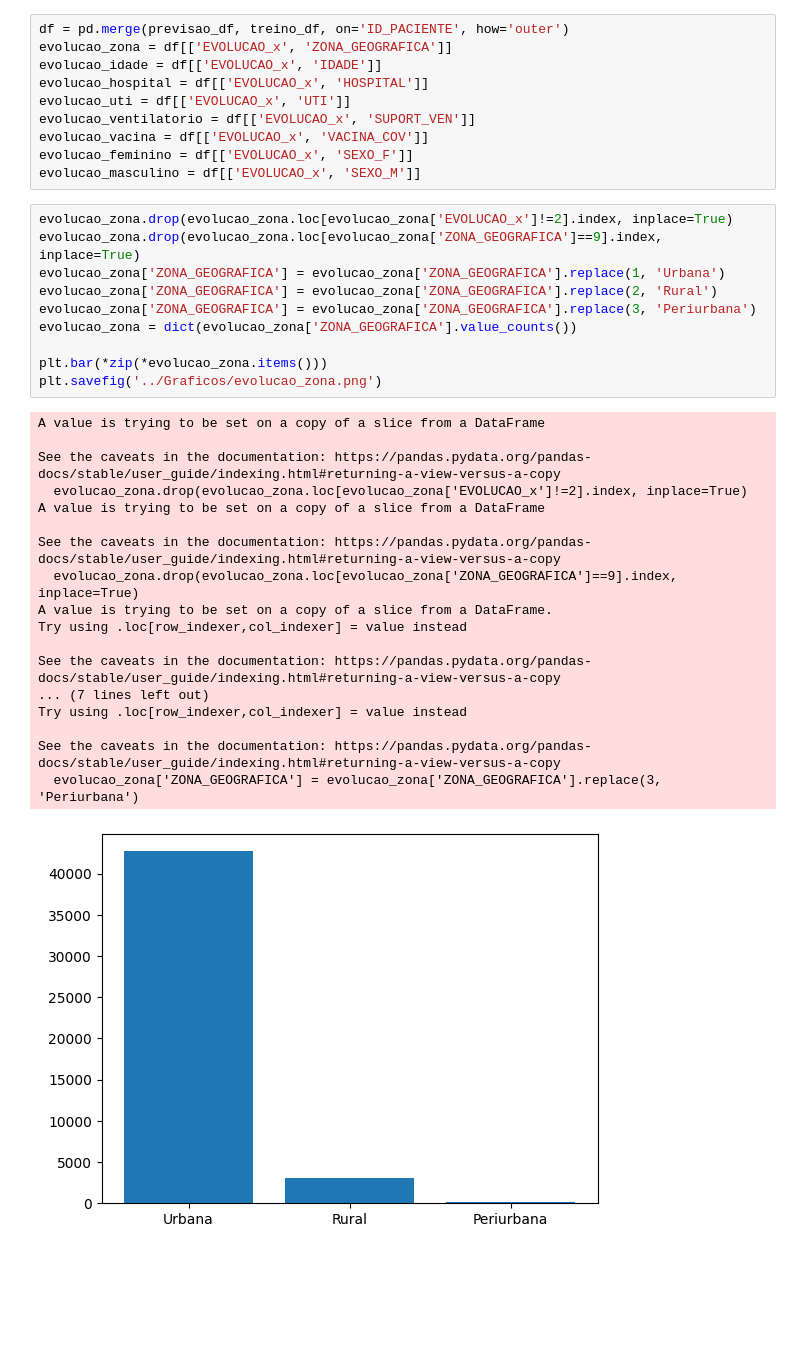
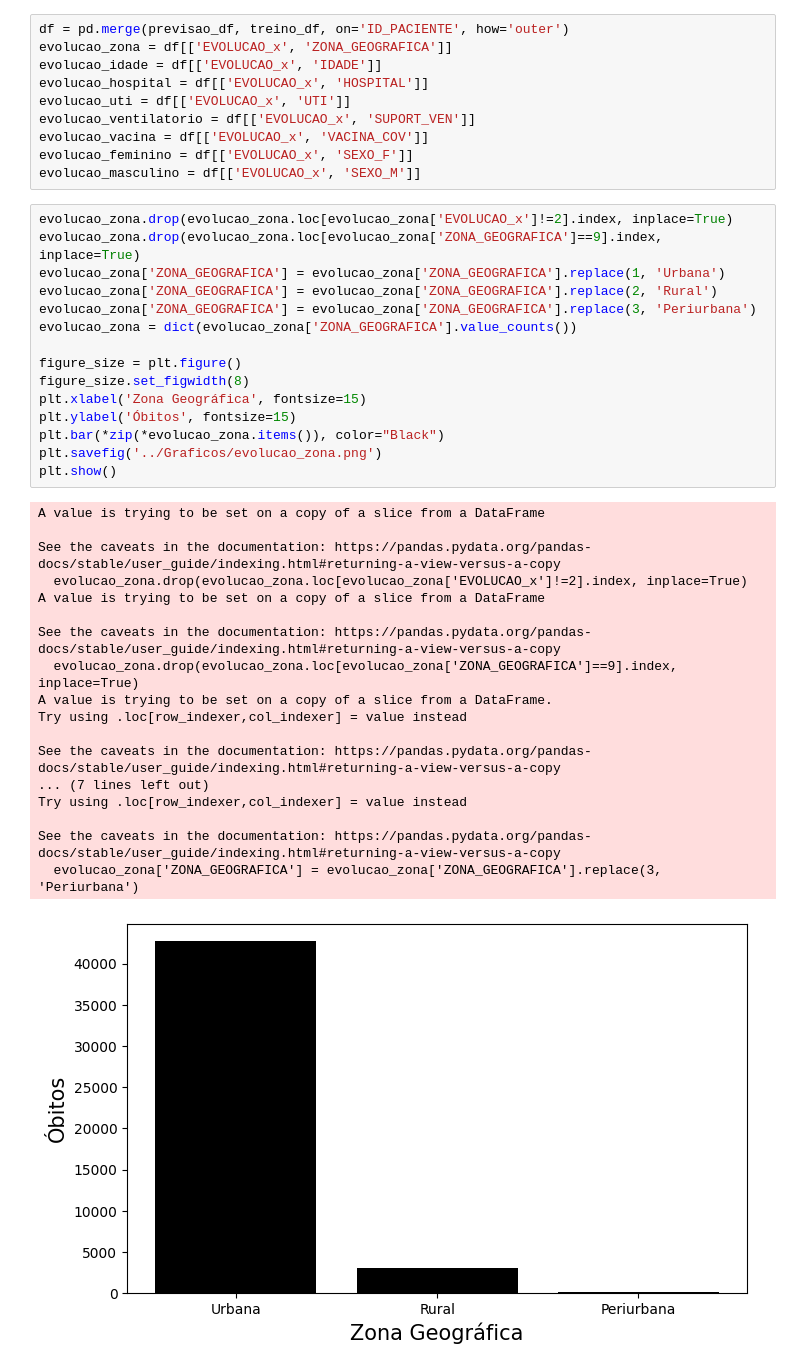
Before and after one commit to Josney2Pelotas/COVInfo, a Jupyter notebook: Código/TCC_Graficos.ipynb, the cells around one changed output. Drawn from its saved outputs; the diff is of its cells as text; blank space fills up the shorter version.

```diff
--- a/Código/TCC_Graficos.ipynb
+++ b/Código/TCC_Graficos.ipynb
@@ -17,32 +17,37 @@ evolucao_masculino = df[['EVOLUCAO_x', 'SEXO_M']]
 # %%
 evolucao_zona.drop(evolucao_zona.loc[evolucao_zona['EVOLUCAO_x']!=2].index, inplace=True)
 evolucao_zona.drop(evolucao_zona.loc[evolucao_zona['ZONA_GEOGRAFICA']==9].index, inplace=True)
 evolucao_zona['ZONA_GEOGRAFICA'] = evolucao_zona['ZONA_GEOGRAFICA'].replace(1, 'Urbana')
 evolucao_zona['ZONA_GEOGRAFICA'] = evolucao_zona['ZONA_GEOGRAFICA'].replace(2, 'Rural')
 evolucao_zona['ZONA_GEOGRAFICA'] = evolucao_zona['ZONA_GEOGRAFICA'].replace(3, 'Periurbana')
 evolucao_zona = dict(evolucao_zona['ZONA_GEOGRAFICA'].value_counts())
 
-plt.bar(*zip(*evolucao_zona.items()))
+figure_size = plt.figure()
+figure_size.set_figwidth(8)
+plt.xlabel('Zona Geográfica', fontsize=15)
+plt.ylabel('Óbitos', fontsize=15)
+plt.bar(*zip(*evolucao_zona.items()), color="Black")
 plt.savefig('../Graficos/evolucao_zona.png')
+plt.show()
 # %% [output]
 A value is trying to be set on a copy of a slice from a DataFrame
 
 See the caveats in the documentation: https://pandas.pydata.org/pandas-docs/stable/user_guide/indexing.html#returning-a-view-versus-a-copy
   evolucao_zona.drop(evolucao_zona.loc[evolucao_zona['EVOLUCAO_x']!=2].index, inplace=True)
 A value is trying to be set on a copy of a slice from a DataFrame
 
 See the caveats in the documentation: https://pandas.pydata.org/pandas-docs/stable/user_guide/indexing.html#returning-a-view-versus-a-copy
   evolucao_zona.drop(evolucao_zona.loc[evolucao_zona['ZONA_GEOGRAFICA']==9].index, inplace=True)
 A value is trying to be set on a copy of a slice from a DataFrame.
 Try using .loc[row_indexer,col_indexer] = value instead
 
 See the caveats in the documentation: https://pandas.pydata.org/pandas-docs/stable/user_guide/indexing.html#returning-a-view-versus-a-copy
 ... (7 lines left out)
 Try using .loc[row_indexer,col_indexer] = value instead
 
 See the caveats in the documentation: https://pandas.pydata.org/pandas-docs/stable/user_guide/indexing.html#returning-a-view-versus-a-copy
   evolucao_zona['ZONA_GEOGRAFICA'] = evolucao_zona['ZONA_GEOGRAFICA'].replace(3, 'Periurbana')
-[figure, old version]
+[figure, new version]
 # %%
 evolucao_idade.drop(evolucao_idade.loc[evolucao_idade['EVOLUCAO_x']!=2].index, inplace=True)
 evolucao_idade = evolucao_idade.groupby(['IDADE']).count().values.tolist()
```
Also changed, not shown: parts of 6 cells of this notebook, 8 other files.
